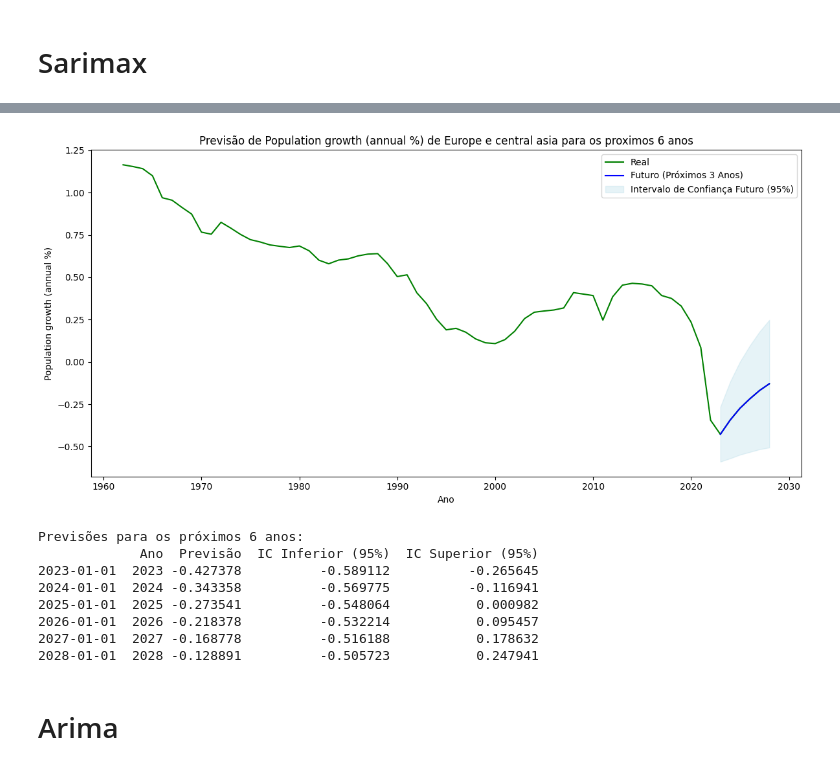
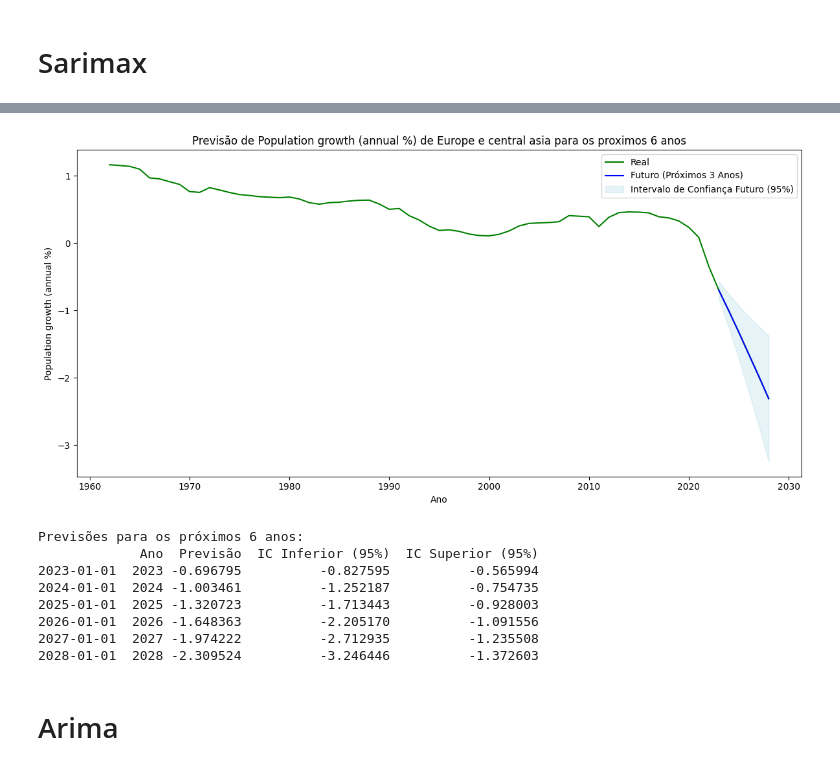
Before and after one commit to joaofariastn/Projecao-populacional, a Jupyter notebook: Europeecentral.ipynb, the cells around one changed output, grey strips where cells are left out. Saved outputs shown, nothing was run; the diff lists cells and outputs as text; code cells hidden in the pictures.

```diff
--- a/Europeecentral.ipynb
+++ b/Europeecentral.ipynb
@@ -321,7 +127,7 @@ test_data = df.iloc[train_size:]
 
 model = SARIMAX(
     train_data['Population growth (annual %) [SP.POP.GROW]'],
-    order=best_order,
+    order=best_order_sarimax,
     seasonal_order=best_seasonal_order
 )
 model_fit = model.fit()
@@ -352,42 +158,42 @@ predictions_future_reset.columns = ['Time', 'Population Growth']
 # Concatenate the dataframes
 combined_df = pd.concat([train_data_reset, predictions_future_reset], ignore_index=True)
 
 # Set 'Time' as the index again
 combined_df = combined_df.set_index('Time')
 
 # Print or use the combined dataframe as needed
 combined_df
 # Plotar as previsões contra os valores reais e futuros
 plt.figure(figsize=(12, 6))
 plt.plot(combined_df.index, combined_df, label='Real', color='green')
 plt.plot(future_dates, predictions_future, label='Futuro (Próximos 3 Anos)', color='blue')
 plt.fill_between(future_dates, conf_int_future.iloc[:, 0], conf_int_future.iloc[:, 1], color='lightblue', alpha=0.3, label='Intervalo de Confiança Futuro (95%)')
 plt.legend()
 plt.title('Previsão de Population growth (annual %) de Europe e central asia para os proximos 6 anos')
 plt.xlabel('Ano')
 plt.ylabel('Population growth (annual %)')
 plt.tight_layout()
 plt.show()
 
 # Exibir as previsões futuras com intervalo de confiança
 forecast_table = pd.DataFrame({
     'Ano': future_dates.year,
     'Previsão': predictions_future,
     'IC Inferior (95%)': conf_int_future.iloc[:, 0],
     'IC Superior (95%)': conf_int_future.iloc[:, 1]
 })
 print("Previsões para os próximos 6 anos:")
 print(forecast_table)
 # %% [output]
-[figure, old version]
+[figure, new version]
 Previsões para os próximos 6 anos:
              Ano  Previsão  IC Inferior (95%)  IC Superior (95%)
-2023-01-01  2023 -0.427378          -0.589112          -0.265645
-2024-01-01  2024 -0.343358          -0.569775          -0.116941
-2025-01-01  2025 -0.273541          -0.548064           0.000982
-2026-01-01  2026 -0.218378          -0.532214           0.095457
-2027-01-01  2027 -0.168778          -0.516188           0.178632
-2028-01-01  2028 -0.128891          -0.505723           0.247941
+2023-01-01  2023 -0.696795          -0.827595          -0.565994
+2024-01-01  2024 -1.003461          -1.252187          -0.754735
+2025-01-01  2025 -1.320723          -1.713443          -0.928003
+2026-01-01  2026 -1.648363          -2.205170          -1.091556
+2027-01-01  2027 -1.974222          -2.712935          -1.235508
+2028-01-01  2028 -2.309524          -3.246446          -1.372603
 # %% [markdown]
 # Arima
 # %%
```
Also changed, not shown: parts of 7 cells of this notebook.
